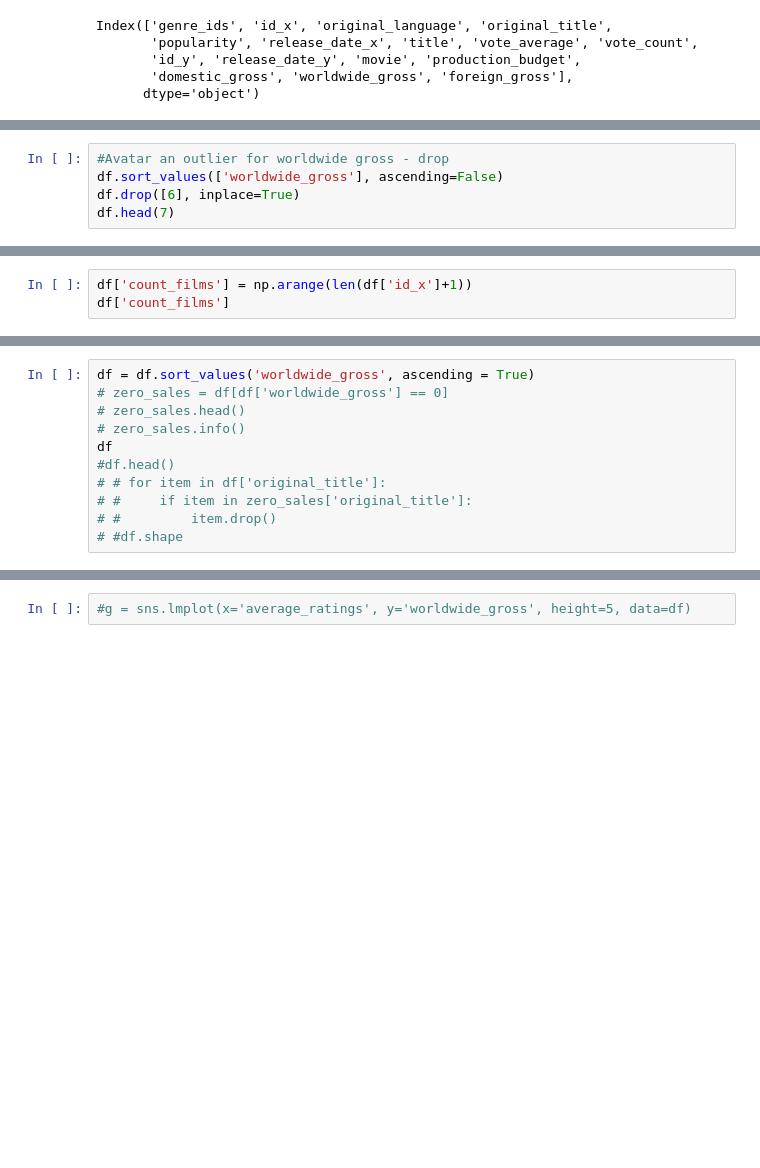
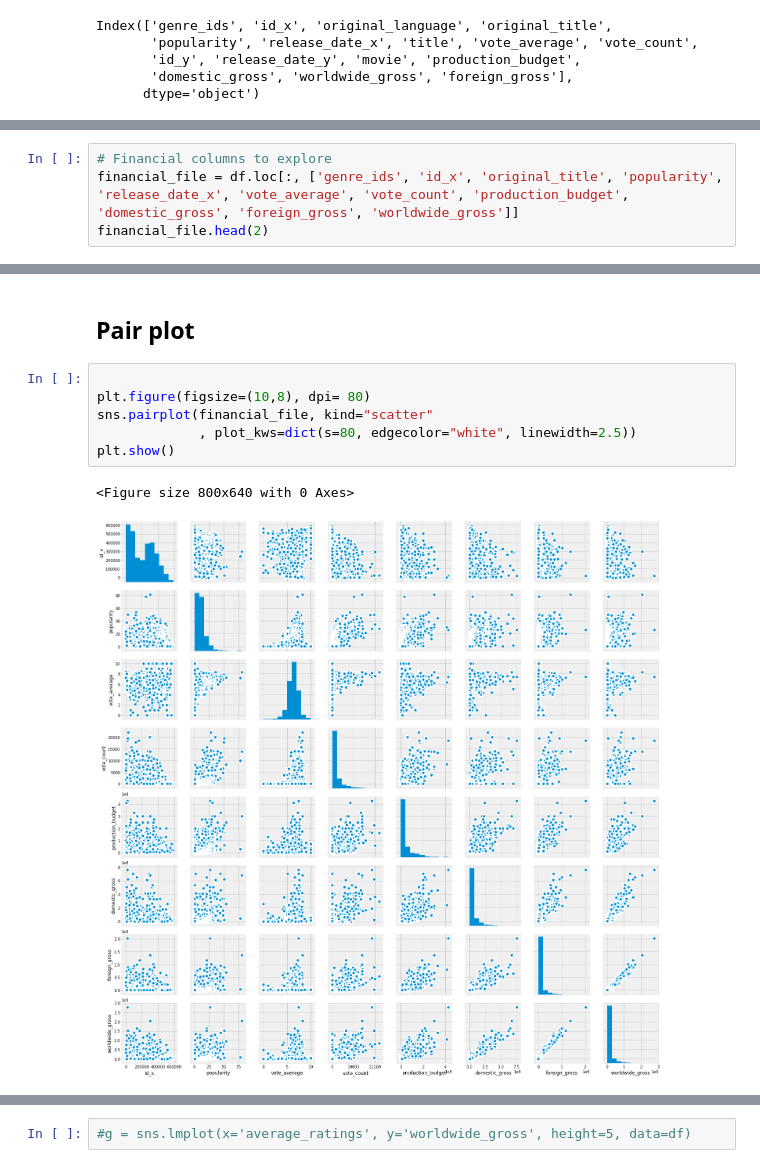
Before and after one commit to israeljls-j/dsc-mod-1-project-v2-1-onl01-dtsc-ft-070620, a Jupyter notebook: correct_student.ipynb, the cells around one changed output, grey strips where cells are left out. Cells and saved outputs as stored; diff of their text form; blank space fills up the shorter version.

```diff
--- a/correct_student.ipynb
+++ b/correct_student.ipynb
@@ -809,5 +831,0 @@ df.head(2)
-# %%
-#Avatar an outlier for worldwide gross - drop
-df.sort_values(['worldwide_gross'], ascending=False)
-df.drop([6], inplace=True)
-df.head(7)
@@ -827,3 +831,0 @@ g = sns.lmplot(y='domestic_gross', x='worldwide_gross', height=5, data=df)
-# %%
-df['count_films'] = np.arange(len(df['id_x']+1))
-df['count_films']
@@ -867,11 +831,0 @@ print(shape_df, shape_df1)
-# %%
-df = df.sort_values('worldwide_gross', ascending = True)
-# zero_sales = df[df['worldwide_gross'] == 0]
-# zero_sales.head()
-# zero_sales.info()
-df
-#df.head()
-# # for item in df['original_title']:
-# #     if item in zero_sales['original_title']:
-# #         item.drop()
-# #df.shape
@@ -917,0 +832,4 @@ df_explode
+# %%
+# Financial columns to explore
+financial_file = df.loc[:, ['genre_ids', 'id_x', 'original_title', 'popularity', 'release_date_x', 'vote_average', 'vote_count', 'production_budget', 'domestic_gross', 'foreign_gross', 'worldwide_gross']]
+financial_file.head(2)
@@ -917,0 +840,11 @@ df_explode
+# %% [markdown]
+<h2>Pair plot</h2>
+# %%
+
+plt.figure(figsize=(10,8), dpi= 80)
+sns.pairplot(financial_file, kind="scatter"
+             , plot_kws=dict(s=80, edgecolor="white", linewidth=2.5))
+plt.show()
+# %% [output]
+<Figure size 800x640 with 0 Axes>
+[figure, added]
```
Also changed, not shown: parts of 57 cells of this notebook, 1 other file.
